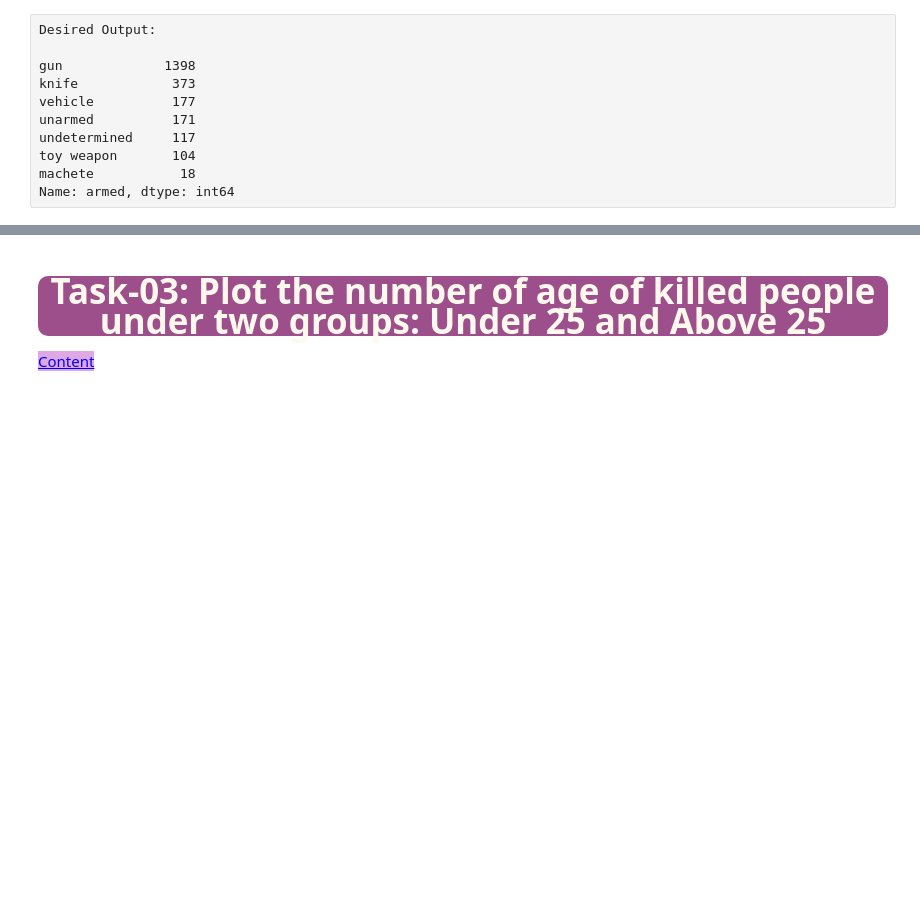
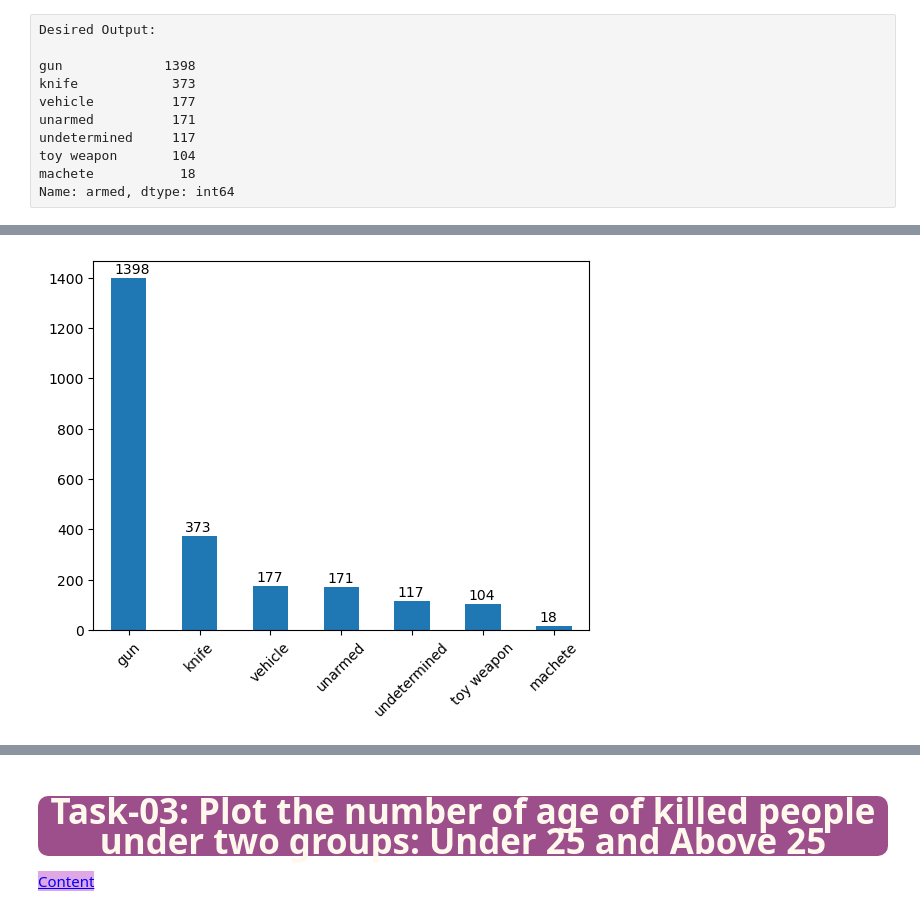
Before and after one commit to SongJiyeonPaek/CW_Assignments, a Jupyter notebook: DVwPy_Assignment_01(Matplotlib-PoliceKillings-US))/Assignment-1 (PoliceKillingUS-Matplotlib)-Student.ipynb, the cells around one changed output, grey strips where cells are left out. Drawn from its saved outputs; the diff is of its cells as text; code cells hidden in the pictures; blank space fills up the shorter version.

```diff
--- a/DVwPy_Assignment_01(Matplotlib-PoliceKillings-US))/Assignment-1 (PoliceKillingUS-Matplotlib)-Student.ipynb
+++ b/DVwPy_Assignment_01(Matplotlib-PoliceKillings-US))/Assignment-1 (PoliceKillingUS-Matplotlib)-Student.ipynb
@@ -236,3 +254,15 @@ Desired Output:
+# %%
+# With Pandas
+
+# YOUR CODE IS HERE
+fig, ax = plt.subplots()
+most_weapons.plot(kind='bar')
+for bar in y.patches:
+    ax.annotate(bar.get_height(), (bar.get_x()+0.2,bar.get_height()+18))
+
+plt.xticks(rotation=45);
+# %% [output]
+[figure, added]
 # %% [markdown]
 Desired Output:
 
```
Also changed, not shown: parts of 29 cells of this notebook, 3 other files.
